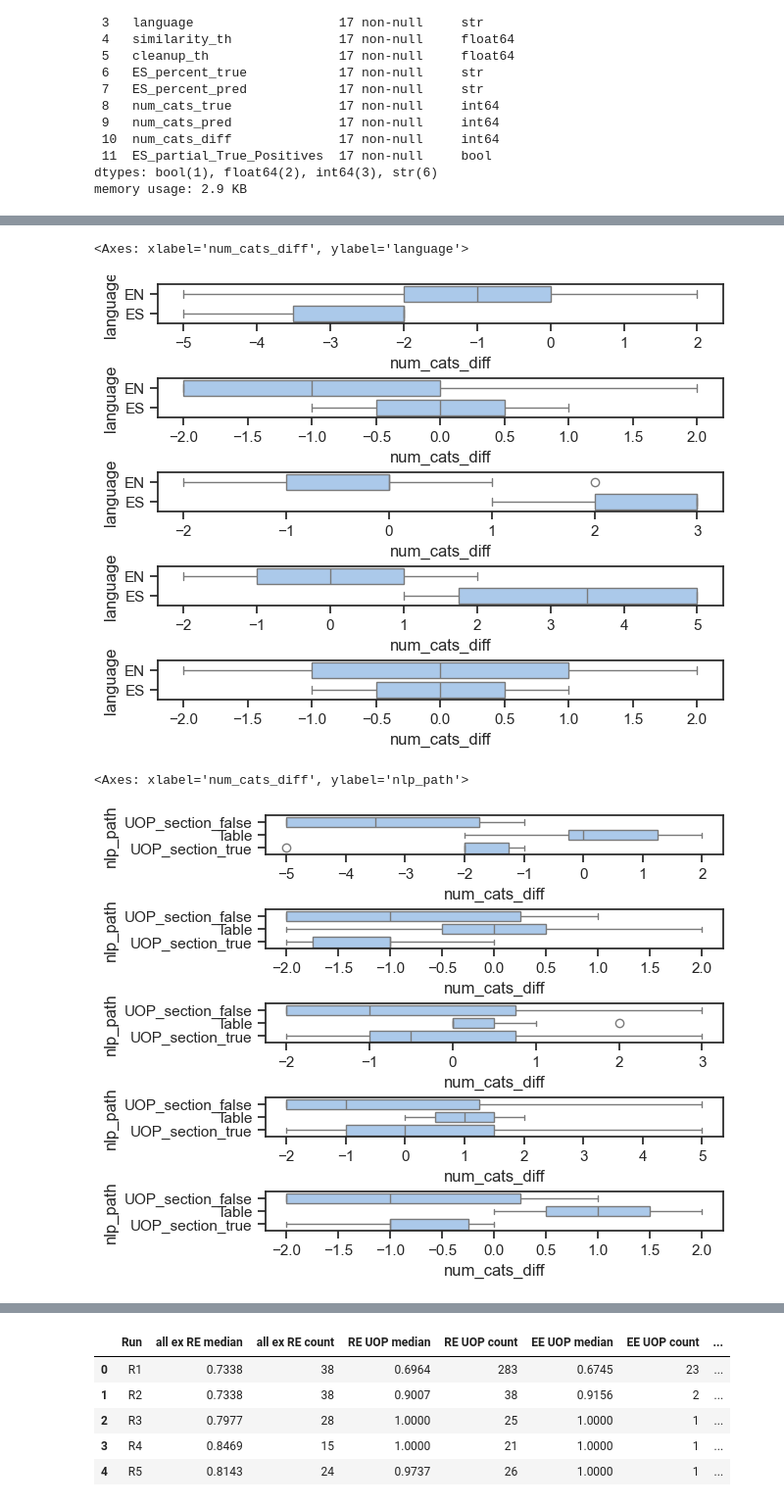
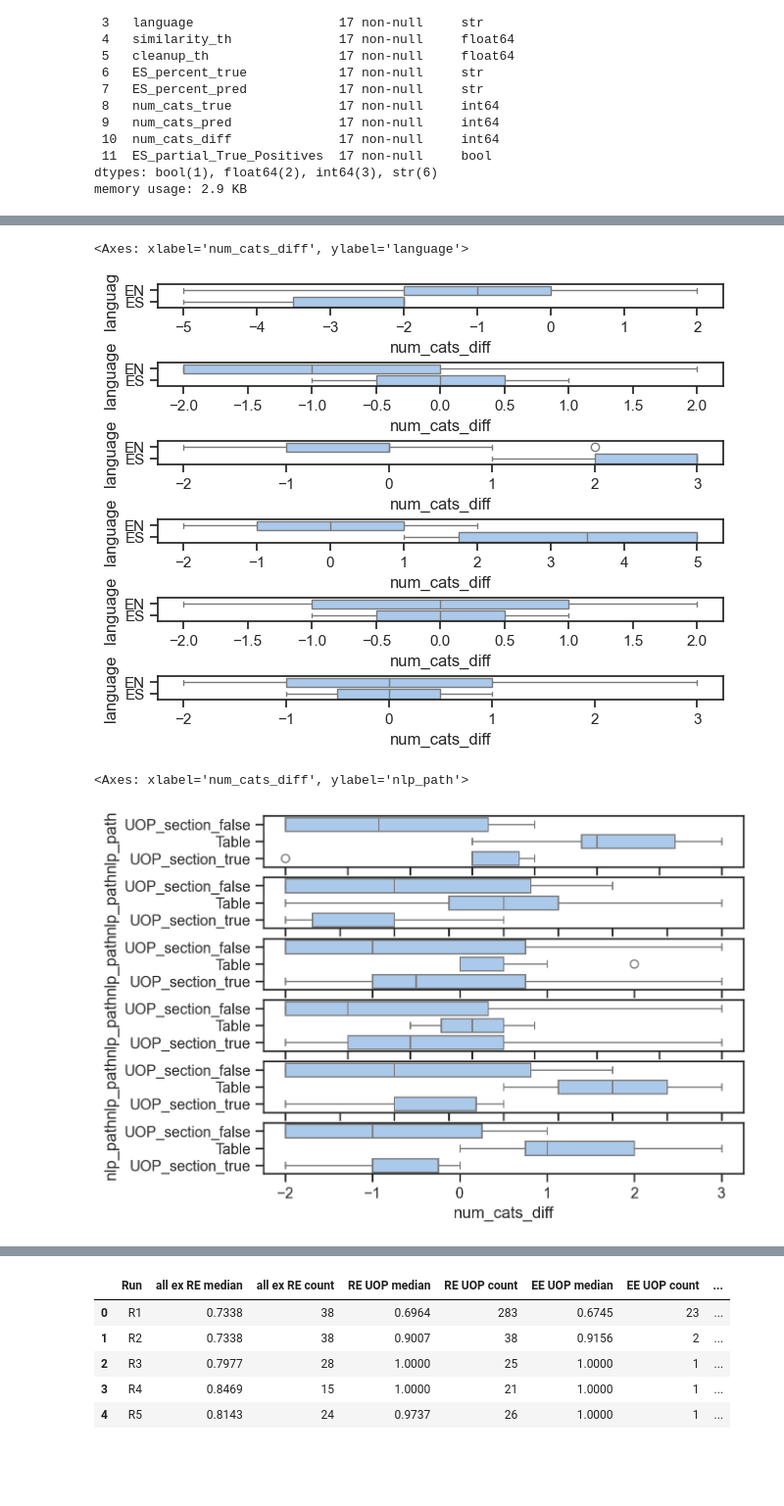
Before and after one commit to emw9805-notabot/ADSCert_project_Watson, a Jupyter notebook: Eval_metrics_2ndPass.ipynb, the cells around one changed output, grey strips where cells are left out. Shown at 98% size. Saved outputs shown, nothing was run; the diff lists cells and outputs as text; code cells hidden in the pictures; blank space fills up the shorter version.

```diff
--- a/Eval_metrics_2ndPass.ipynb
+++ b/Eval_metrics_2ndPass.ipynb
@@ -529,3 +529,13 @@ ES_partial_True_Positives
 False    17
 True     17
 Name: count, dtype: int64
+# %%
+# create ES Partial TP col based on ES percent cols - V9 execution logic correction
+ES_partial_True_Positives = []
+for r in conf_mtrx_df_v9.itertuples(index=False):
+    if r.ES_percent_true == 'ES partial' and r.ES_percent_pred == 'ES partial':
+        ES_partial_True_Positives.append(True)
+    else:
+        ES_partial_True_Positives.append(False)
+conf_mtrx_df_v9['ES_partial_True_Positives'] = ES_partial_True_Positives
+conf_mtrx_df_v9['ES_partial_True_Positives'].value_counts()
@@ -925,3 +995,8 @@ Data columns (total 12 columns):
  11  ES_partial_True_Positives  17 non-null     bool
 dtypes: bool(1), float64(2), int64(3), str(6)
 memory usage: 2.9 KB
+# %%
+# create a dataset containing results for boxplots - V9 execution logic correction
+
+boxplot_df_v9 = conf_mtrx_df_v9.query("ES_partial_True_Positives == True")
+boxplot_df_v9.info()
@@ -941,29 +1037,31 @@ sns.boxplot(x=boxplot_df_v8['num_cats_diff'], ax=axes[4])
 # %%
 # boxplots of diff in number of cats - V4 sim TH = 0.65, V5 sim = 0.80 and V6 sim TH = 0.88 & cleanup TH 0.70
 
-fig, axes = plt.subplots(5,1, layout = 'constrained')
+fig, axes = plt.subplots(6,1, layout = 'constrained')
 sns.set_theme(style='ticks', palette = 'pastel')
 sns.boxplot(x=boxplot_df['num_cats_diff'], y = boxplot_df['language'], ax=axes[0])
 sns.boxplot(x=boxplot_df_v5['num_cats_diff'], y = boxplot_df_v5['language'], ax=axes[1])
 sns.boxplot(x=boxplot_df_v6['num_cats_diff'], y = boxplot_df_v6['language'], ax=axes[2])
 sns.boxplot(x=boxplot_df_v7['num_cats_diff'], y = boxplot_df_v7['language'], ax=axes[3])
 sns.boxplot(x=boxplot_df_v8['num_cats_diff'], y = boxplot_df_v8['language'], ax=axes[4])
+sns.boxplot(x=boxplot_df_v9['num_cats_diff'], y = boxplot_df_v9['language'], ax=axes[5])
 # %% [output]
 <Axes: xlabel='num_cats_diff', ylabel='language'>
-[figure, old version]
+[figure, new version]
 # %%
 # boxplots of diff in number of cats - V4 sim TH = 0.65, V5 sim = 0.80 and V6 sim TH = 0.88 & cleanup TH 0.70
 
-fig, axes = plt.subplots(5,1, layout = 'constrained')
+fig, axes = plt.subplots(6,1, dpi = 200)
 sns.set_theme(style='ticks', palette = 'pastel')
 sns.boxplot(x=boxplot_df['num_cats_diff'], y = boxplot_df['nlp_path'], ax=axes[0])
 sns.boxplot(x=boxplot_df_v5['num_cats_diff'], y = boxplot_df_v5['nlp_path'], ax=axes[1])
 sns.boxplot(x=boxplot_df_v6['num_cats_diff'], y = boxplot_df_v6['nlp_path'], ax=axes[2])
 sns.boxplot(x=boxplot_df_v7['num_cats_diff'], y = boxplot_df_v7['nlp_path'], ax=axes[3])
 sns.boxplot(x=boxplot_df_v8['num_cats_diff'], y = boxplot_df_v8['nlp_path'], ax=axes[4])
+sns.boxplot(x=boxplot_df_v9['num_cats_diff'], y = boxplot_df_v9['nlp_path'], ax=axes[5])
 # %% [output]
 <Axes: xlabel='num_cats_diff', ylabel='nlp_path'>
-[figure, old version]
+[figure, new version]
 # %%
 std = boxplot_df.describe().loc['std', 'num_cats_diff']
 std_v5 = boxplot_df_v5.describe().loc['std', 'num_cats_diff']
```
Also changed, not shown: parts of 14 cells of this notebook, 1 other file.
